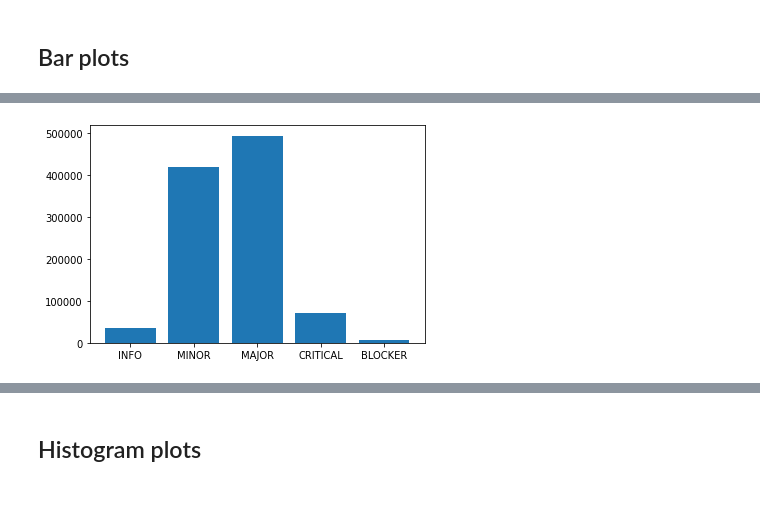
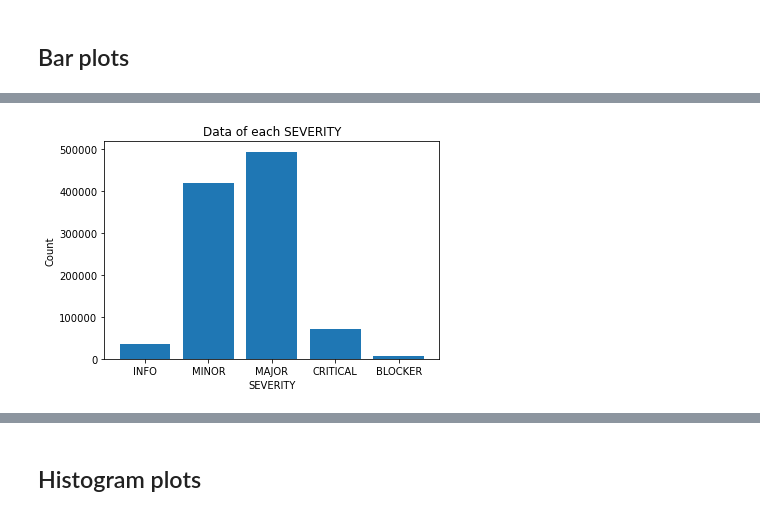
Before and after one commit to Vinomo4/SWTech, a Jupyter notebook: notebooks/Data_Understanding.ipynb, the cells around one changed output, grey strips where cells are left out. Drawn from its saved outputs; the diff is of its cells as text; code cells hidden in the pictures.

```diff
--- a/notebooks/Data_Understanding.ipynb
+++ b/notebooks/Data_Understanding.ipynb
@@ -311,3 +377,3 @@ bar_plot(sonar_analysis["PROJECT_ID"],sonar_analysis,True)
 # %%
-bar_plot(sonar_issues["SEVERITY"],sonar_issues,False)
+bar_plot(sonar_issues["SEVERITY"],sonar_issues,False,'sonar_issues')
 # %% [output]
@@ -314,2 +382,2 @@ bar_plot(sonar_issues["SEVERITY"],sonar_issues,False)
-[figure, old version]
+[figure, new version]
 # %%
```
Also changed, not shown: parts of 30 cells of this notebook.
